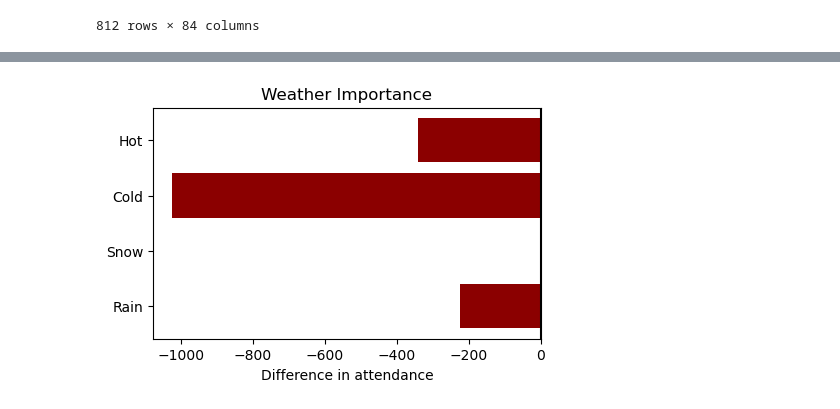
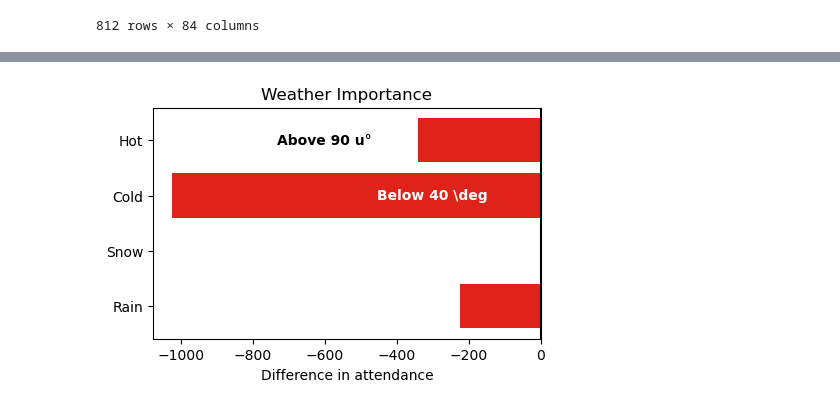
Before and after one commit to daviderics/mls_attendance, a Jupyter notebook: modeling.ipynb, the cells around one changed output, grey strips where cells are left out. Cells and saved outputs as stored; diff of their text form; code cells hidden in the pictures.

Commit message:
Added helpful labels to feature importance graphs

```diff
--- a/modeling.ipynb
+++ b/modeling.ipynb
@@ -640,12 +622,3 @@ X = create_X(mlsall_df, columns=['home_team','away_team',
              drop_first=False)
 # Apply the same train-test split that was used earlier
 X_train, X_test, y_train, y_test = train_test_split(X, y, random_state=rando, test_size=0.2)
-# %%
-# Instantiate XGBClassifier
-xgb = XGBRegressor()
-
-# Fit model
-xgb.fit(X_train, y_train)
-
-# Evaluate XGBRegressor model
-evaluate_model_split(xgb, X_train, y_train, X_test, y_test)
@@ -982,6 +914,10 @@ In this section, I primarily explore the best-fitting XGBoost model, but I am al
 **Residuals**
 
 First, I want to look into the residuals. I already know that the RMSE is around 4,400 for the best model, but I want to look at how it is distributed.
+# %%
+# I will use the blue and red from the MLS logo in some figures
+mls_blue = '#001F5B'
+mls_red = '#DF231A'
 # %%
 # Calculate residuals of test data
 xgb_resid = y_test-xgb_best.predict(X_test)
@@ -1271,21 +1228,25 @@ ax.set_xlabel('Difference in attendance');
 # %%
 # Weather parameters
 fig, ax = plt.subplots(figsize=(5,3))
 
 feat_importance = [xgb_importance[key] for key in xgb_importance.keys() if key in ['rain_yn',
                                                                                    'snow_yn',
                                                                                    'cold',
                                                                                    'hot']]
 
 feat_names = ['Rain','Snow','Cold','Hot']
 ax.barh(y=range(4),
         width=feat_importance,
-        color=['darkblue' if x>=0 else 'darkred' for x in feat_importance])
+        color=[mls_blue if x>=0 else mls_red for x in feat_importance])
 
 ax.axvline(0, color='black')
 ax.set_title('Weather Importance')
 ax.set_yticks(range(4))
 ax.set_yticklabels(feat_names)
-ax.set_xlabel('Difference in attendance');
+ax.set_xlabel('Difference in attendance')
+ax.text(-600,3,'Above 90 \N{DEGREE SIGN}',fontsize=10,fontweight='bold',
+             horizontalalignment='center',verticalalignment='center')
+ax.text(-300,2,'Below 40 \deg',fontsize=10,fontweight='bold',
+             horizontalalignment='center',verticalalignment='center',color='white');
 # %% [output]
-[figure, old version]
+[figure, new version]
```
Also changed, not shown: parts of 44 cells of this notebook.
